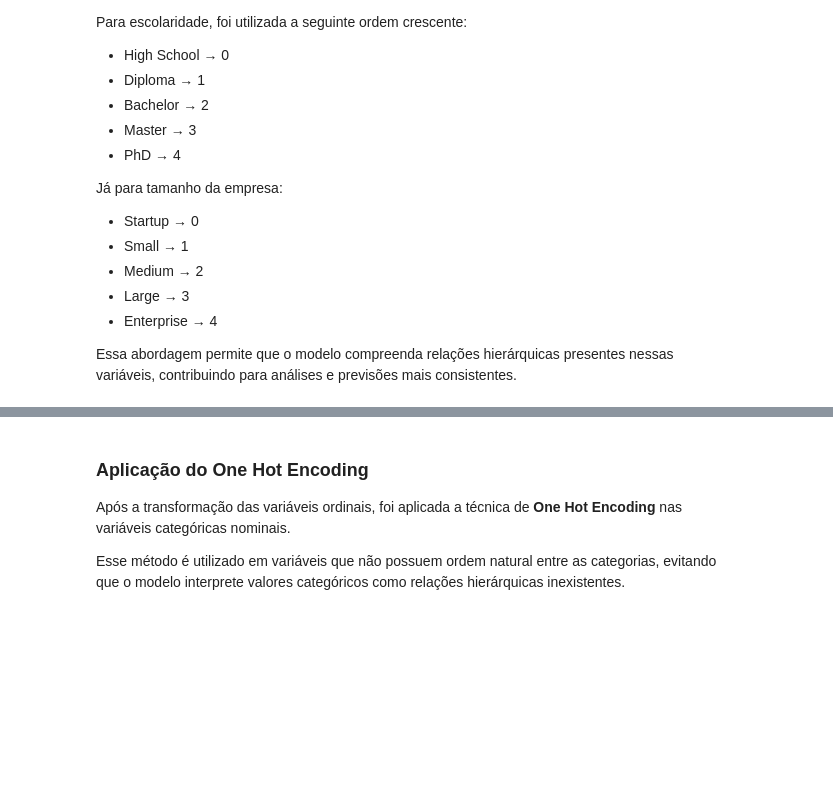
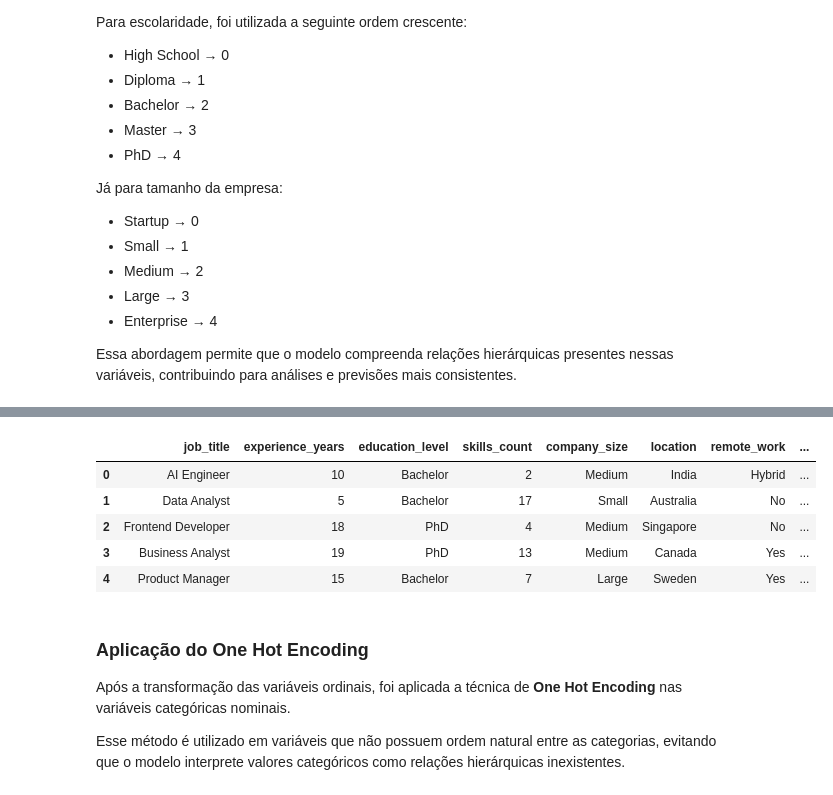
Before and after one commit to decknho/Data-Science, a Jupyter notebook: Semantix.ipynb, the cells around one changed output, grey strips where cells are left out. Drawn from its saved outputs; the diff is of its cells as text; code cells hidden in the pictures; blank space fills up the shorter version.

```diff
--- a/Semantix.ipynb
+++ b/Semantix.ipynb
@@ -492,0 +493,2 @@ df.head()
+# %%
+escolaridade_ordem = ['High School', 'Diploma', 'Bachelor', 'Master', 'PhD']
@@ -492,0 +505,6 @@ df.head()
+# %%
+tamanho_empresa_ordem = ['Startup', 'Small', 'Medium', 'Large', 'Enterprise']
+# %%
+ordinal_encoder_escolaridade = OrdinalEncoder(categories=[escolaridade_ordem])
+
+df['escolaridade_codificada'] = ordinal_encoder_escolaridade.fit_transform(df[['education_level']]).astype('int64')
@@ -516,3 +546,14 @@ Essa abordagem permite que o modelo compreenda relações hierárquicas presente
+# %%
+df = df.drop('industry', axis=1)
+
+df.head()
+# %% [output]
+|  | job_title | experience_years | education_level | skills_count | company_size | location | remote_work | ... |
+| 0 | AI Engineer | 10 | Bachelor | 2 | Medium | India | Hybrid | ... |
+| 1 | Data Analyst | 5 | Bachelor | 17 | Small | Australia | No | ... |
+| 2 | Frontend Developer | 18 | PhD | 4 | Medium | Singapore | No | ... |
+| 3 | Business Analyst | 19 | PhD | 13 | Medium | Canada | Yes | ... |
+| 4 | Product Manager | 15 | Bachelor | 7 | Large | Sweden | Yes | ... |
 # %% [markdown]
 ### Aplicação do One Hot Encoding
 
```
Also changed, not shown: parts of 52 cells of this notebook.
